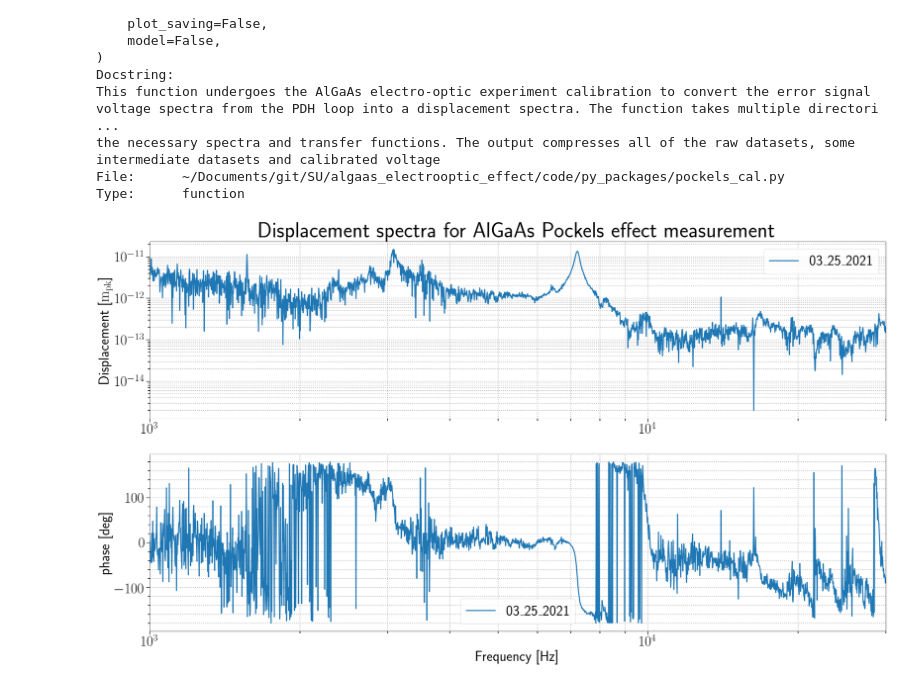
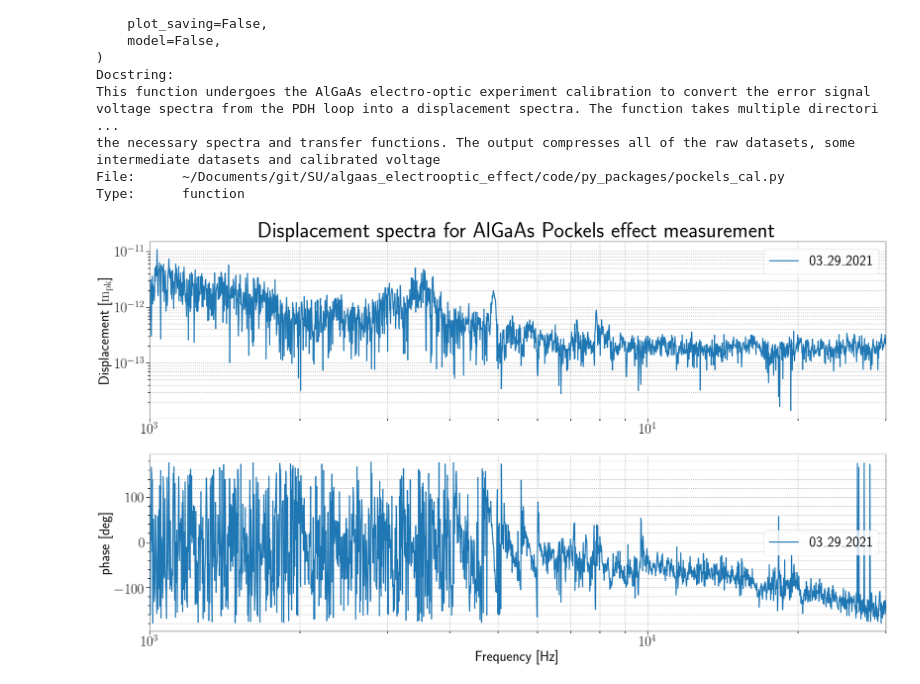
Before and after one commit to dancvan/AlGaAs_electrooptic_effect, a Jupyter notebook: code/notebooks/run_pock_cal.ipynb, the cells around one changed output. Drawn from its saved outputs; the diff is of its cells as text; code cells hidden in the pictures.

Commit message:
Results from 03_29_2021 measurements

```diff
--- a/code/notebooks/run_pock_cal.ipynb
+++ b/code/notebooks/run_pock_cal.ipynb
@@ -21,11 +21,11 @@ the necessary spectra and transfer functions. The output compresses all of the r
 File:      ~/Documents/git/SU/algaas_electrooptic_effect/code/py_packages/pockels_cal.py
 Type:      function
 # %%
-measurement_directory = '/Users/daniel_vander-hyde/Documents/git/SU/algaas_electrooptic_effect/measurements/swept/sio2ta2o5/03_25_2021/state3/'
-date = '03_25_2021'
-xtra_dir = 'state3'
+measurement_directory = '/Users/daniel_vander-hyde/Documents/git/SU/algaas_electrooptic_effect/measurements/swept/sio2ta2o5/03_29_2021/attempt2/'
+date = '03_29_2021'
+xtra_dir = 'attempt2'
 sample = 'sio2ta2o5'
 final_directory = '/Users/daniel_vander-hyde/Documents/git/SU/algaas_electrooptic_effect/results/swept_frequency'
 pc.pock_cal(measurement_directory, date, final_directory, meas_type='swept', spectra_type='pk',sample='sio2ta2o5',xtradir=xtra_dir, plot_saving=False)
 # %% [output]
-[figure, old version]
+[figure, new version]
```
Also changed, not shown: 5 other files.
